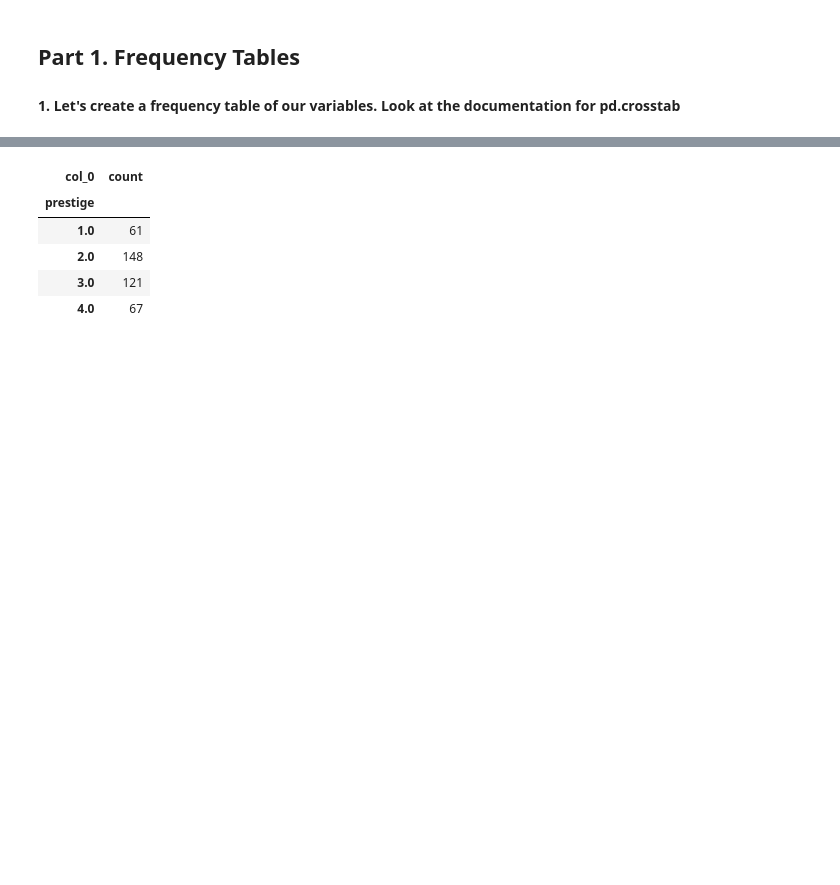
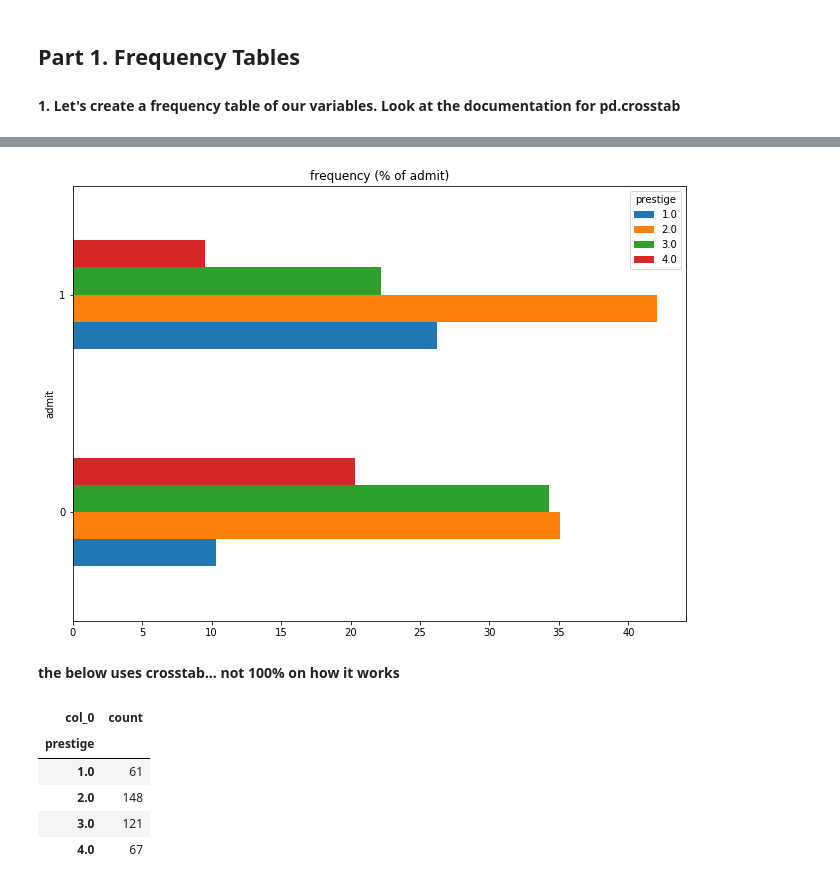
Before and after one commit to YStrano/DataScience_GA, a Jupyter notebook: projects/project_3/starter-code/Project 3 - working file.ipynb, the cells around one changed output, grey strips where cells are left out. Saved outputs shown, nothing was run; the diff lists cells and outputs as text; code cells hidden in the pictures; blank space fills up the shorter version.

```diff
--- a/projects/project_3/starter-code/Project 3 - working file.ipynb
+++ b/projects/project_3/starter-code/Project 3 - working file.ipynb
@@ -51,0 +197,9 @@ memory usage: 15.5 KB
+# %%
+admit_1_pcnts = \
+    pd.concat({1: cnts.loc[1, "count"] / admit_groups.loc[1] * 100}, axis=0
+             ).rename("pcnt_of_admit"
+             ).to_frame()
+# %%
+admit_1_pcnts.index = admit_1_pcnts.index.rename("admit", level=0)
+# %%
+admit_pcnts = pd.concat([admit_0_pcnts, admit_1_pcnts])
@@ -51,0 +219,2 @@ memory usage: 15.5 KB
+# %%
+cnts = cnts.join(admit_pcnts)
@@ -52,3 +234,10 @@ memory usage: 15.5 KB
+# %%
+ax = cnts.pcnt_of_admit.unstack().plot.barh(figsize=(11, 8))
+t = ax.set_title("frequency (% of admit)")
+# %% [output]
+[figure, added]
+# %% [markdown]
+**the below uses crosstab... not 100% on how it works**
 # %%
 prestige = pd.crosstab(index=df['prestige'], columns='count')
 prestige
```
Also changed, not shown: parts of 63 cells of this notebook, 1 other file.
